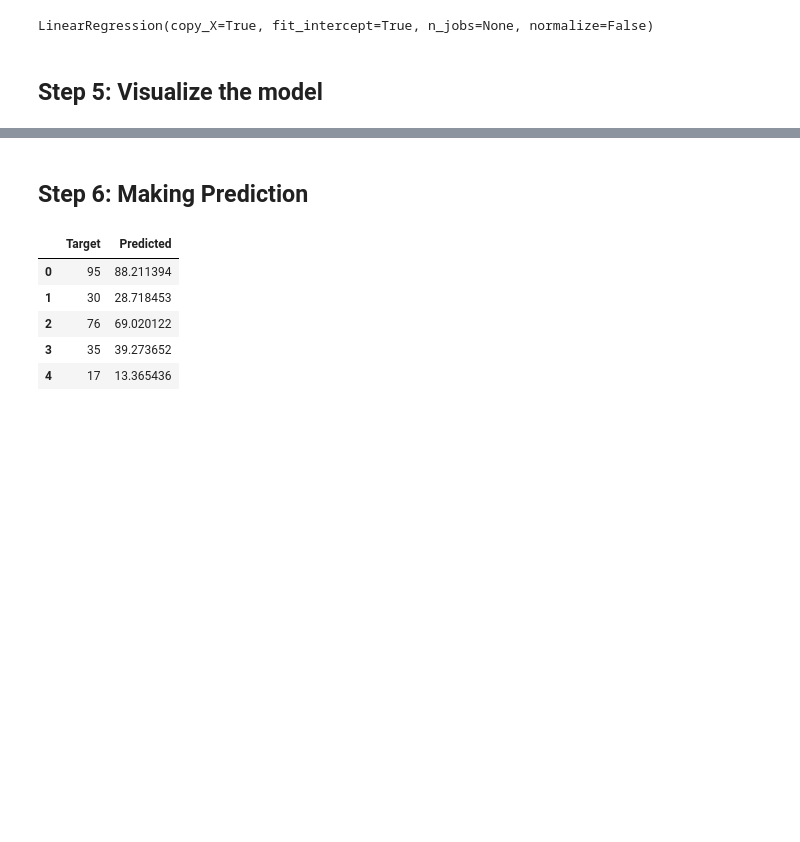
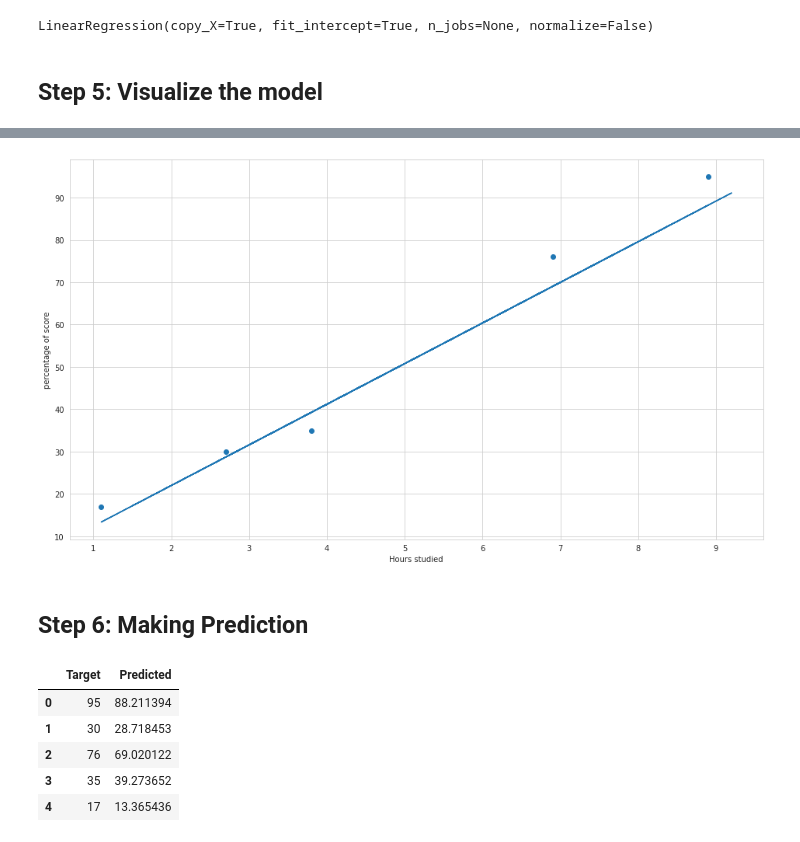
Before and after one commit to Moumita110/TSF_task-Data-Science-, a Jupyter notebook: TSFTask1.ipynb, the cells around one changed output, grey strips where cells are left out. Cells and saved outputs as stored; diff of their text form; code cells hidden in the pictures; blank space fills up the shorter version.

```diff
--- a/TSFTask1.ipynb
+++ b/TSFTask1.ipynb
@@ -103,3 +102,14 @@ plt.pyplot.show()
+# %%
+#plotting for the testing data
+plt.rcParams["figure.figsize"] = [16,9]
+plt.pyplot.scatter(x_test, y_test)
+plt.pyplot.plot(x,line)
+plt.pyplot.xlabel('Hours studied')
+plt.pyplot.ylabel('percentage of score')
+plt.pyplot.grid
+plt.pyplot.show()
+# %% [output]
+[figure, added]
 # %% [markdown]
 ## Step 6: Making Prediction
 # %%
```
Also changed, not shown: parts of 13 cells of this notebook.
